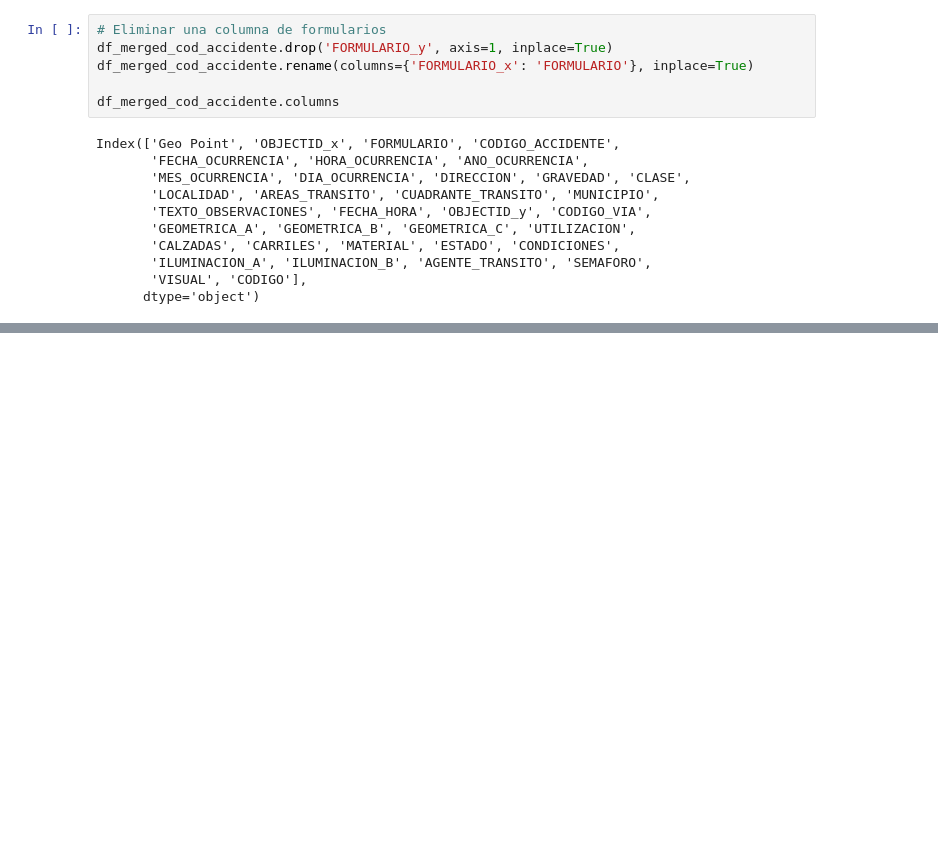
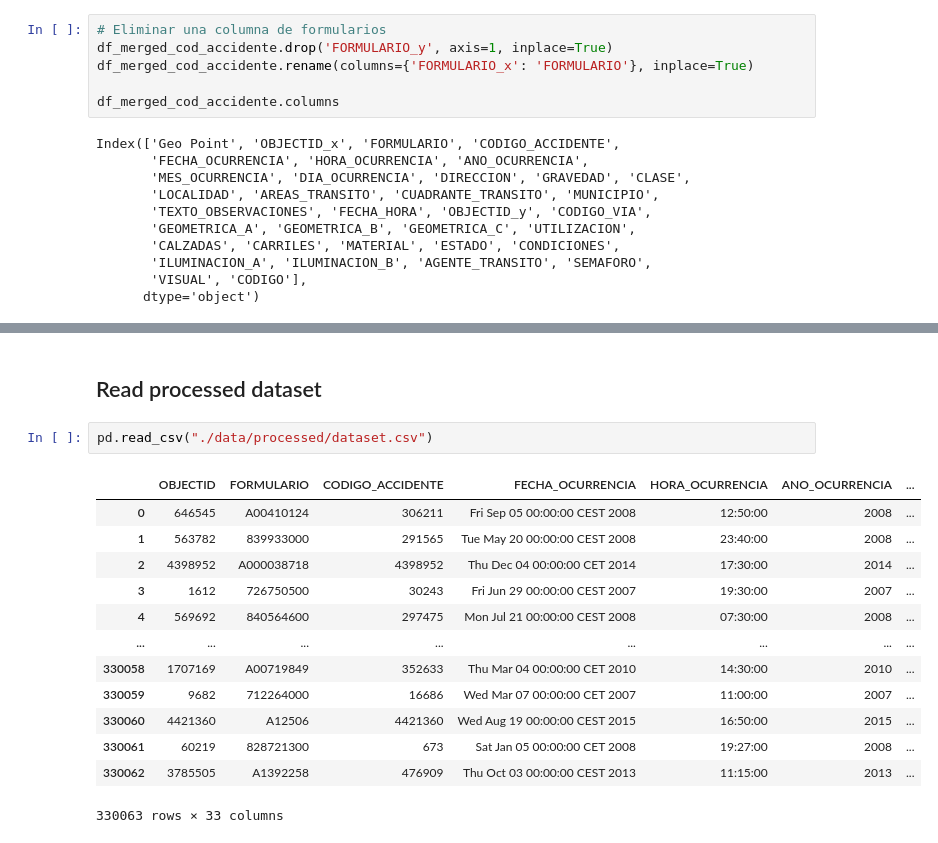
Before and after one commit to dosquisd/AccidentalRiskAnalysis, a Jupyter notebook: src/002_join_data.ipynb, the cells around one changed output, grey strips where cells are left out. Saved outputs shown, nothing was run; the diff lists cells and outputs as text; blank space fills up the shorter version.

Commit message:
feat: save processed dataset

```diff
--- a/src/002_join_data.ipynb
+++ b/src/002_join_data.ipynb
@@ -102,0 +122,18 @@ Index(['Geo Point', 'OBJECTID_x', 'FORMULARIO', 'CODIGO_ACCIDENTE',
+# %% [markdown]
+## Read processed dataset
+# %%
+pd.read_csv("./data/processed/dataset.csv")
+# %% [output]
+|  | OBJECTID | FORMULARIO | CODIGO_ACCIDENTE | FECHA_OCURRENCIA | HORA_OCURRENCIA | ANO_OCURRENCIA | ... |
+| 0 | 646545 | A00410124 | 306211 | Fri Sep 05 00:00:00 CEST 2008 | 12:50:00 | 2008 | ... |
+| 1 | 563782 | 839933000 | 291565 | Tue May 20 00:00:00 CEST 2008 | 23:40:00 | 2008 | ... |
+| 2 | 4398952 | A000038718 | 4398952 | Thu Dec 04 00:00:00 CET 2014 | 17:30:00 | 2014 | ... |
+| 3 | 1612 | 726750500 | 30243 | Fri Jun 29 00:00:00 CEST 2007 | 19:30:00 | 2007 | ... |
+| 4 | 569692 | 840564600 | 297475 | Mon Jul 21 00:00:00 CEST 2008 | 07:30:00 | 2008 | ... |
+| ... | ... | ... | ... | ... | ... | ... | ... |
+| 330058 | 1707169 | A00719849 | 352633 | Thu Mar 04 00:00:00 CET 2010 | 14:30:00 | 2010 | ... |
+| 330059 | 9682 | 712264000 | 16686 | Wed Mar 07 00:00:00 CET 2007 | 11:00:00 | 2007 | ... |
+| 330060 | 4421360 | A12506 | 4421360 | Wed Aug 19 00:00:00 CEST 2015 | 16:50:00 | 2015 | ... |
+| 330061 | 60219 | 828721300 | 673 | Sat Jan 05 00:00:00 CET 2008 | 19:27:00 | 2008 | ... |
+| 330062 | 3785505 | A1392258 | 476909 | Thu Oct 03 00:00:00 CEST 2013 | 11:15:00 | 2013 | ... |
+330063 rows × 33 columns
```
Also changed, not shown: parts of 5 cells of this notebook, 2 other files.
